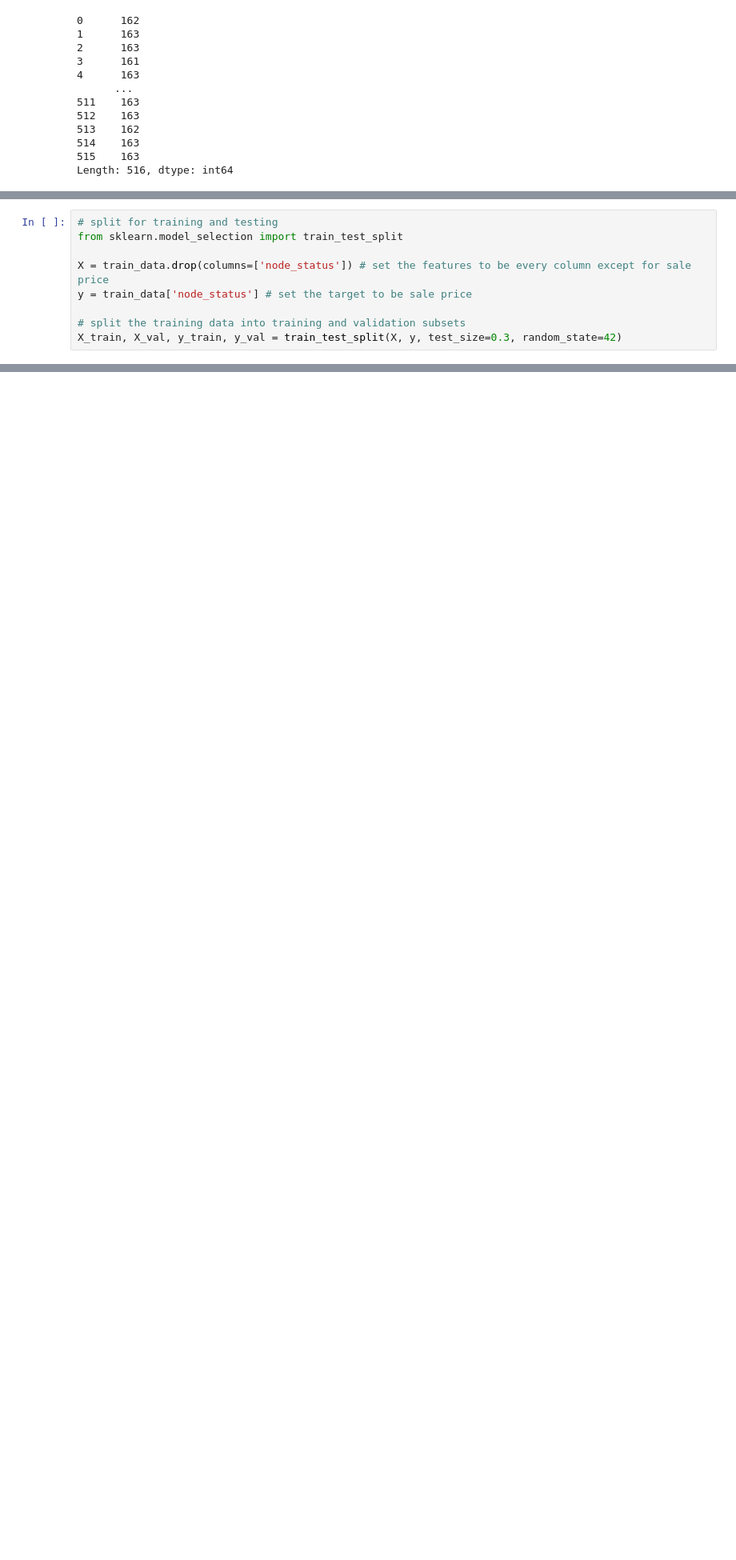
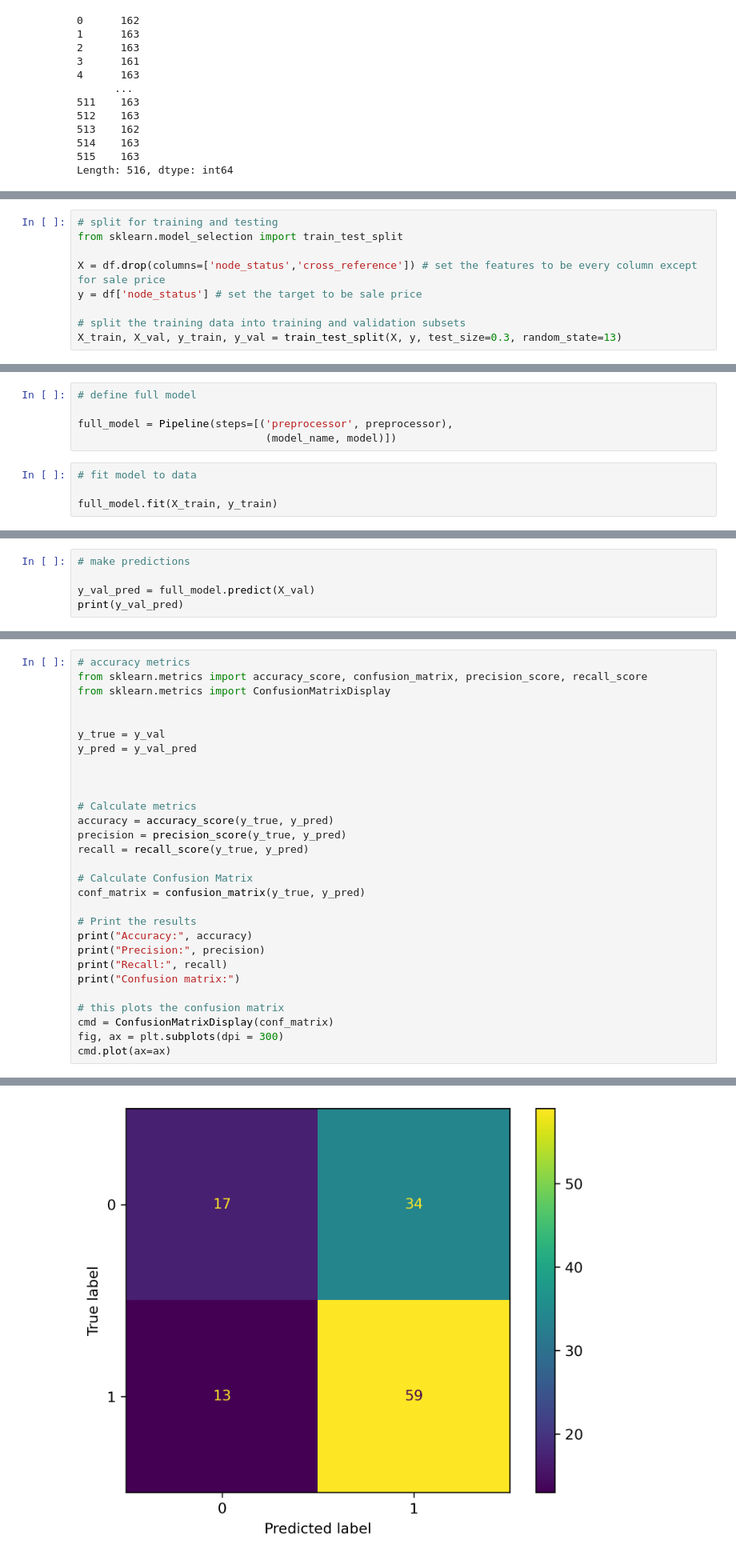
Before and after one commit to TomBelbin/ACENET_ISP, a Jupyter notebook: Tom Belbin ISP.ipynb, the cells around one changed output, grey strips where cells are left out. Shown at 80% size. Saved outputs shown, nothing was run; the diff lists cells and outputs as text; blank space fills up the shorter version.

```diff
--- a/Tom Belbin ISP.ipynb
+++ b/Tom Belbin ISP.ipynb
@@ -278,8 +242,8 @@ train_data.shape
 # split for training and testing
 from sklearn.model_selection import train_test_split
 
-X = train_data.drop(columns=['node_status']) # set the features to be every column except for sale price
-y = train_data['node_status'] # set the target to be sale price
+X = df.drop(columns=['node_status','cross_reference']) # set the features to be every column except for sale price
+y = df['node_status'] # set the target to be sale price
 
 # split the training data into training and validation subsets
-X_train, X_val, y_train, y_val = train_test_split(X, y, test_size=0.3, random_state=42)
+X_train, X_val, y_train, y_val = train_test_split(X, y, test_size=0.3, random_state=13)
@@ -285,0 +298,9 @@ X_train, X_val, y_train, y_val = train_test_split(X, y, test_size=0.3, random_st
+# %%
+# define full model
+
+full_model = Pipeline(steps=[('preprocessor', preprocessor),
+                              (model_name, model)])
+# %%
+# fit model to data
+
+full_model.fit(X_train, y_train)
@@ -285,0 +325,5 @@ X_train, X_val, y_train, y_val = train_test_split(X, y, test_size=0.3, random_st
+# %%
+# make predictions
+
+y_val_pred = full_model.predict(X_val)
+print(y_val_pred)
@@ -285,0 +337,30 @@ X_train, X_val, y_train, y_val = train_test_split(X, y, test_size=0.3, random_st
+# %%
+# accuracy metrics
+from sklearn.metrics import accuracy_score, confusion_matrix, precision_score, recall_score
+from sklearn.metrics import ConfusionMatrixDisplay
+
+
+y_true = y_val
+y_pred = y_val_pred
+
+
+
+# Calculate metrics
+accuracy = accuracy_score(y_true, y_pred)
+precision = precision_score(y_true, y_pred)
+recall = recall_score(y_true, y_pred)
+
+# Calculate Confusion Matrix
+conf_matrix = confusion_matrix(y_true, y_pred)
+
+# Print the results
+print("Accuracy:", accuracy)
+print("Precision:", precision)
+print("Recall:", recall)
+print("Confusion matrix:")
+
+# this plots the confusion matrix
+cmd = ConfusionMatrixDisplay(conf_matrix)
+fig, ax = plt.subplots(dpi = 300)
+cmd.plot(ax=ax)
+# %% [output]
@@ -285,0 +372 @@ X_train, X_val, y_train, y_val = train_test_split(X, y, test_size=0.3, random_st
+[figure, added]
```
Also changed, not shown: parts of 16 cells of this notebook, 7 other files.
